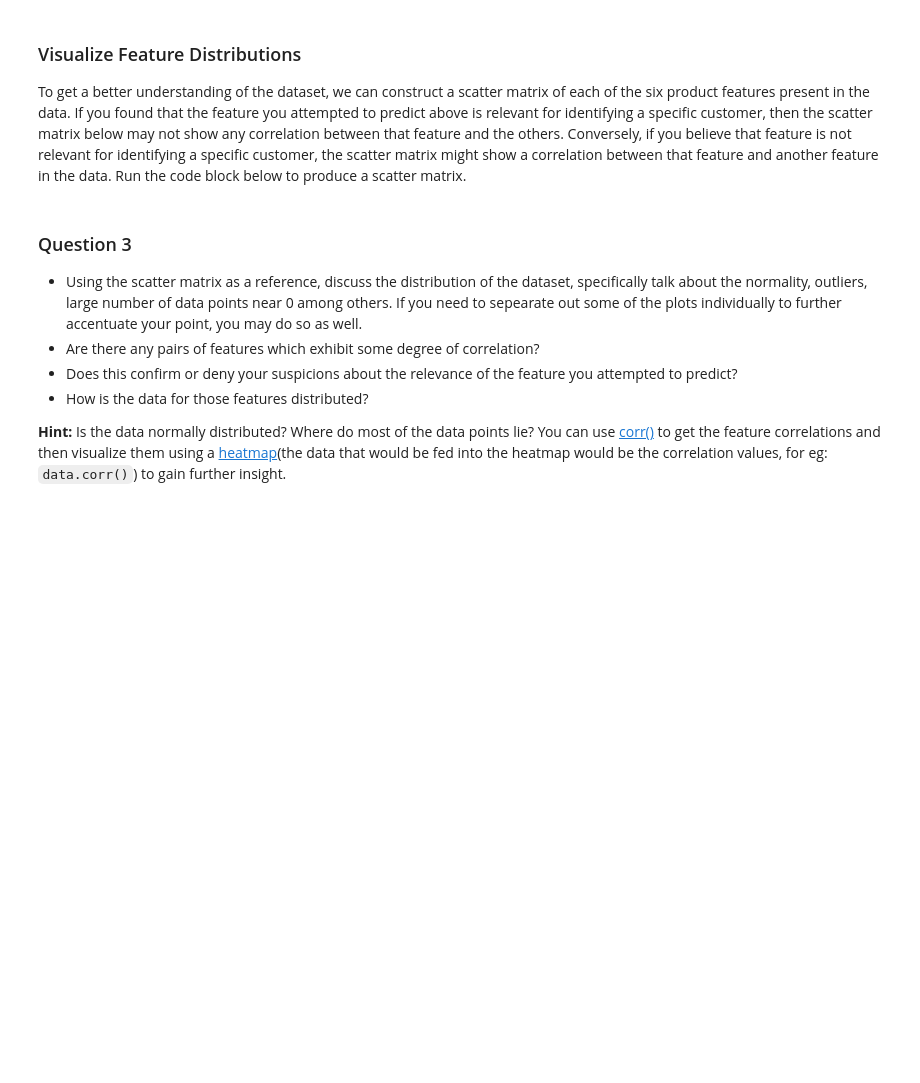
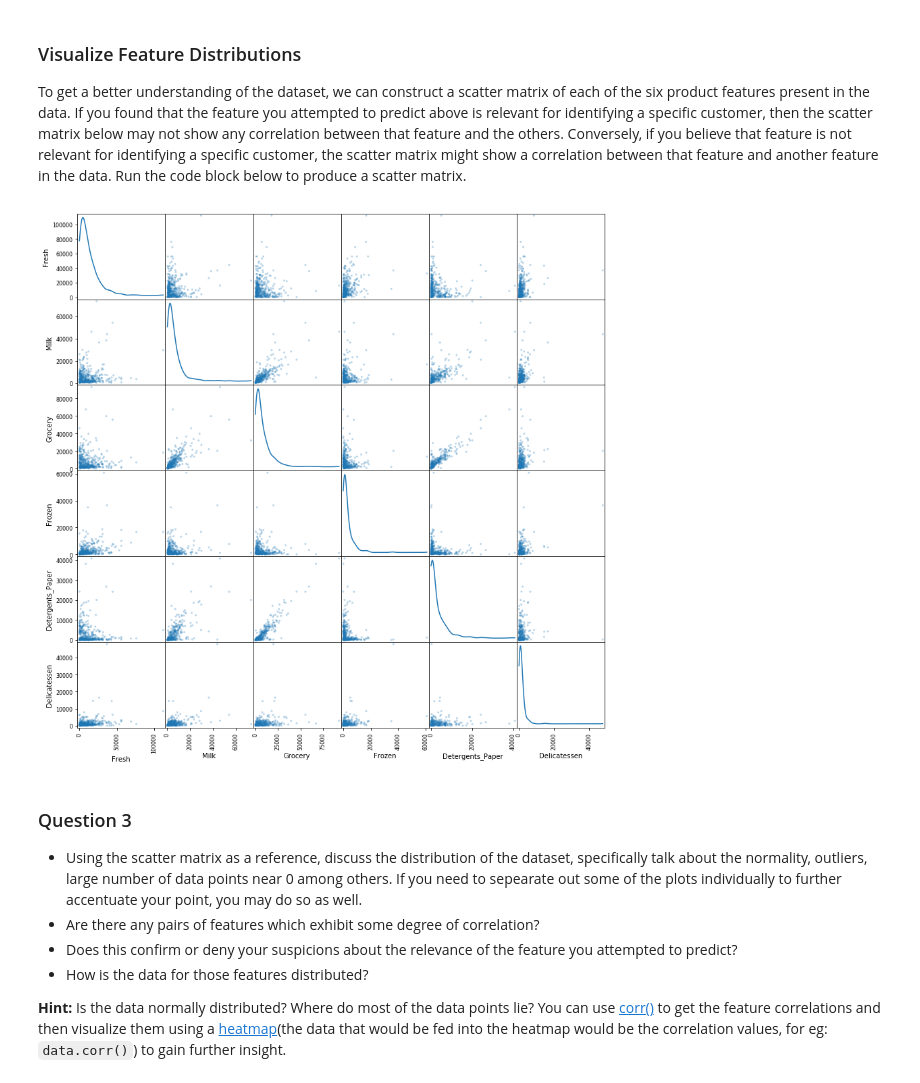
Before and after one commit to astelmashenko/ndml, a Jupyter notebook: projects/customer_segments/customer_segments.ipynb, the cells around one changed output. Saved outputs shown, nothing was run; the diff lists cells and outputs as text; code cells hidden in the pictures; blank space fills up the shorter version.

```diff
--- a/projects/customer_segments/customer_segments.ipynb
+++ b/projects/customer_segments/customer_segments.ipynb
@@ -152,7 +153,9 @@ A: R^2 score is low, which means it is hard to predict Milk based on other featu
 To get a better understanding of the dataset, we can construct a scatter matrix of each of the six product features present in the data. If you found that the feature you attempted to predict above is relevant for identifying a specific customer, then the scatter matrix below may not show any correlation between that feature and the others. Conversely, if you believe that feature is not relevant for identifying a specific customer, the scatter matrix might show a correlation between that feature and another feature in the data. Run the code block below to produce a scatter matrix.
 # %%
 # Produce a scatter matrix for each pair of features in the data
-pd.scatter_matrix(data, alpha = 0.3, figsize = (14,8), diagonal = 'kde');
+pd.scatter_matrix(data, alpha = 0.3, figsize = (14,14), diagonal = 'kde');
+# %% [output]
+[figure, added]
 # %% [markdown]
 ### Question 3
 * Using the scatter matrix as a reference, discuss the distribution of the dataset, specifically talk about the normality, outliers, large number of data points near 0 among others. If you need to sepearate out some of the plots individually to further accentuate your point, you may do so as well.
```
Also changed, not shown: parts of 5 cells of this notebook.
